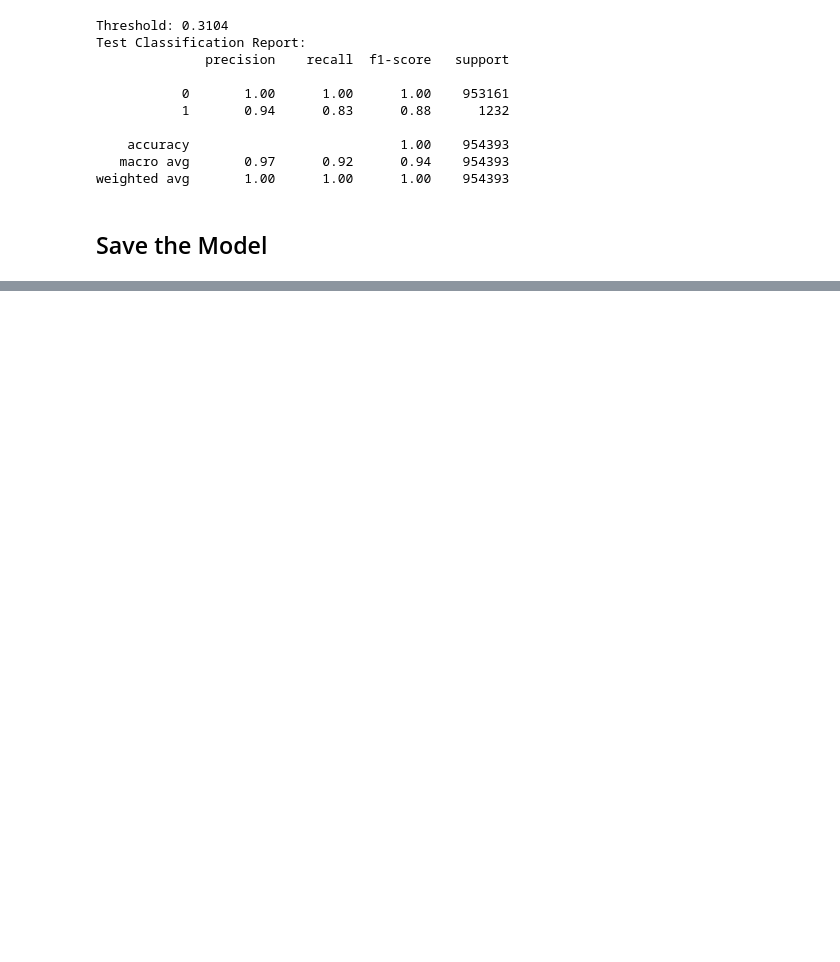
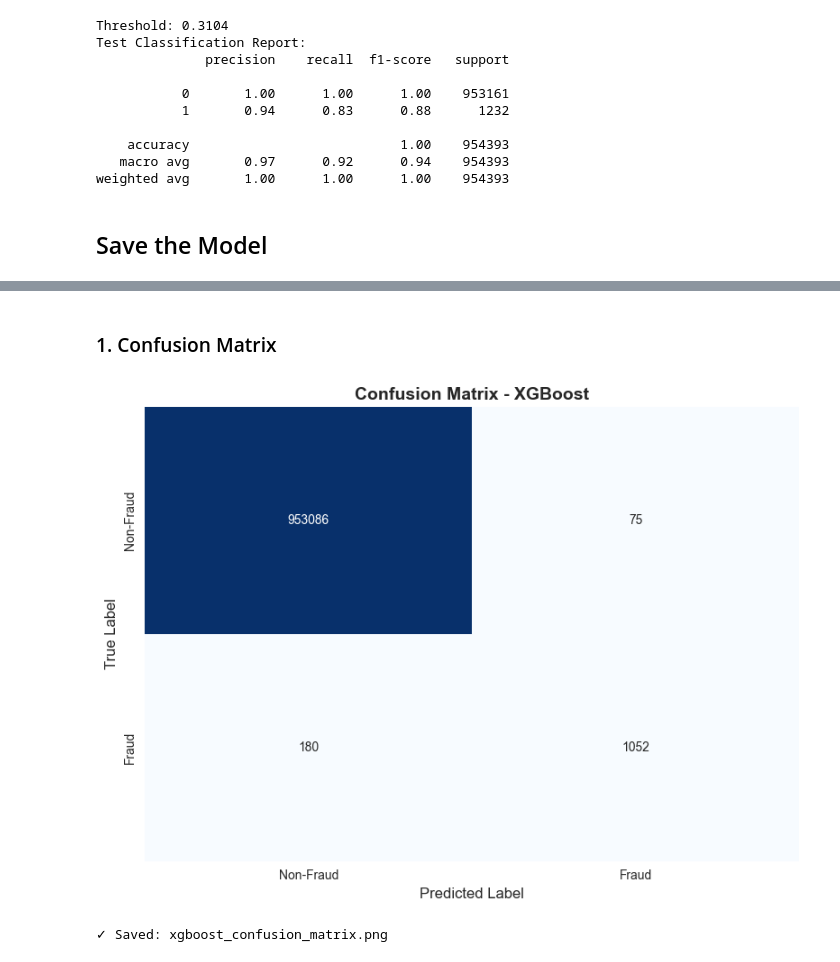
Before and after one commit to jl5045/DSA4263, a Jupyter notebook: notebooks/5_XGBoost.ipynb, the cells around one changed output, grey strips where cells are left out. Cells and saved outputs as stored; diff of their text form; code cells hidden in the pictures; blank space fills up the shorter version.

```diff
--- a/notebooks/5_XGBoost.ipynb
+++ b/notebooks/5_XGBoost.ipynb
@@ -435,0 +425,17 @@ best_xgb.save_model('../models/XGB/best_xgb_1to5_selected.json')
+# %%
+# Create plots directory if it doesn't exist
+plots_dir = "../plots"
+os.makedirs(plots_dir, exist_ok=True)
+
+# Set style for better-looking plots
+sns.set_style("whitegrid")
+plt.rcParams['figure.figsize'] = (10, 6)
+# %%
+# Load the saved model - used for Ensemble method
+plot_xgb = XGBClassifier()
+plot_xgb.load_model('../models/XGB/best_xgb_1to5_all.json')
+ytest_proba = plot_xgb.predict_proba(Xtest)[:, 1]
+ytest = ytest.astype(int)
+
+thr = 0.3104 # threshold at maximum F1
+ytest_pred = (ytest_proba > thr).astype(int)
@@ -435,0 +460,22 @@ best_xgb.save_model('../models/XGB/best_xgb_1to5_selected.json')
+# %% [markdown]
+### 1. Confusion Matrix
+# %%
+# Confusion Matrix
+from sklearn.metrics import confusion_matrix
+
+cm = confusion_matrix(ytest, ytest_pred)
+
+fig, ax = plt.subplots(figsize=(8, 6))
+sns.heatmap(cm, annot=True, fmt='d', cmap='Blues', cbar=False,
+            xticklabels=['Non-Fraud', 'Fraud'],
+            yticklabels=['Non-Fraud', 'Fraud'])
+ax.set_xlabel('Predicted Label', fontsize=12)
+ax.set_ylabel('True Label', fontsize=12)
+ax.set_title('Confusion Matrix - XGBoost', fontsize=14, fontweight='bold')
+plt.tight_layout()
+plt.savefig(os.path.join(plots_dir, 'xgboost_confusion_matrix.png'), dpi=300, bbox_inches='tight')
+plt.show()
+print("✓ Saved: xgboost_confusion_matrix.png")
+# %% [output]
+[figure, added]
+✓ Saved: xgboost_confusion_matrix.png
```
Also changed, not shown: parts of 15 cells of this notebook, 4 other files.
